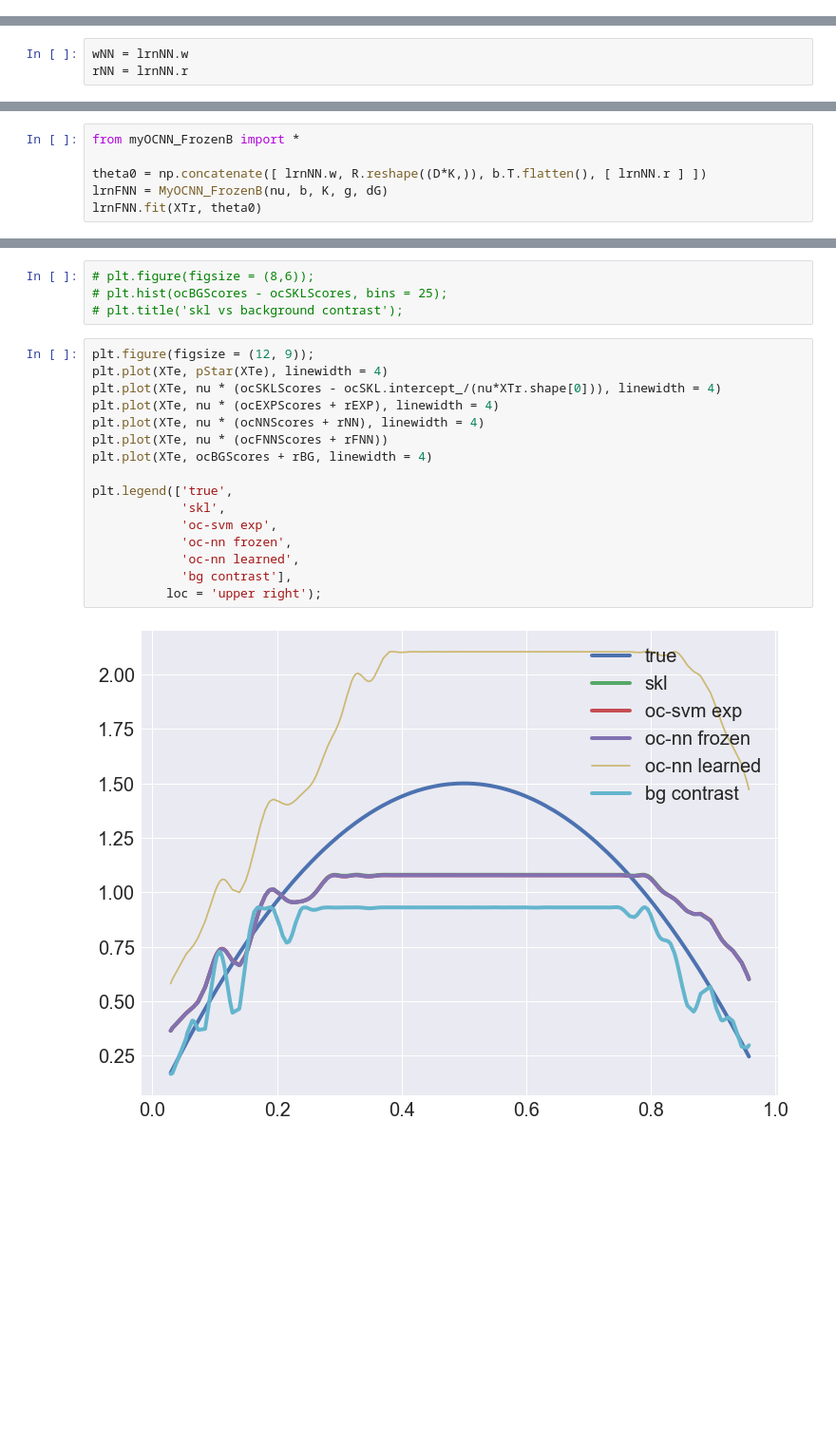
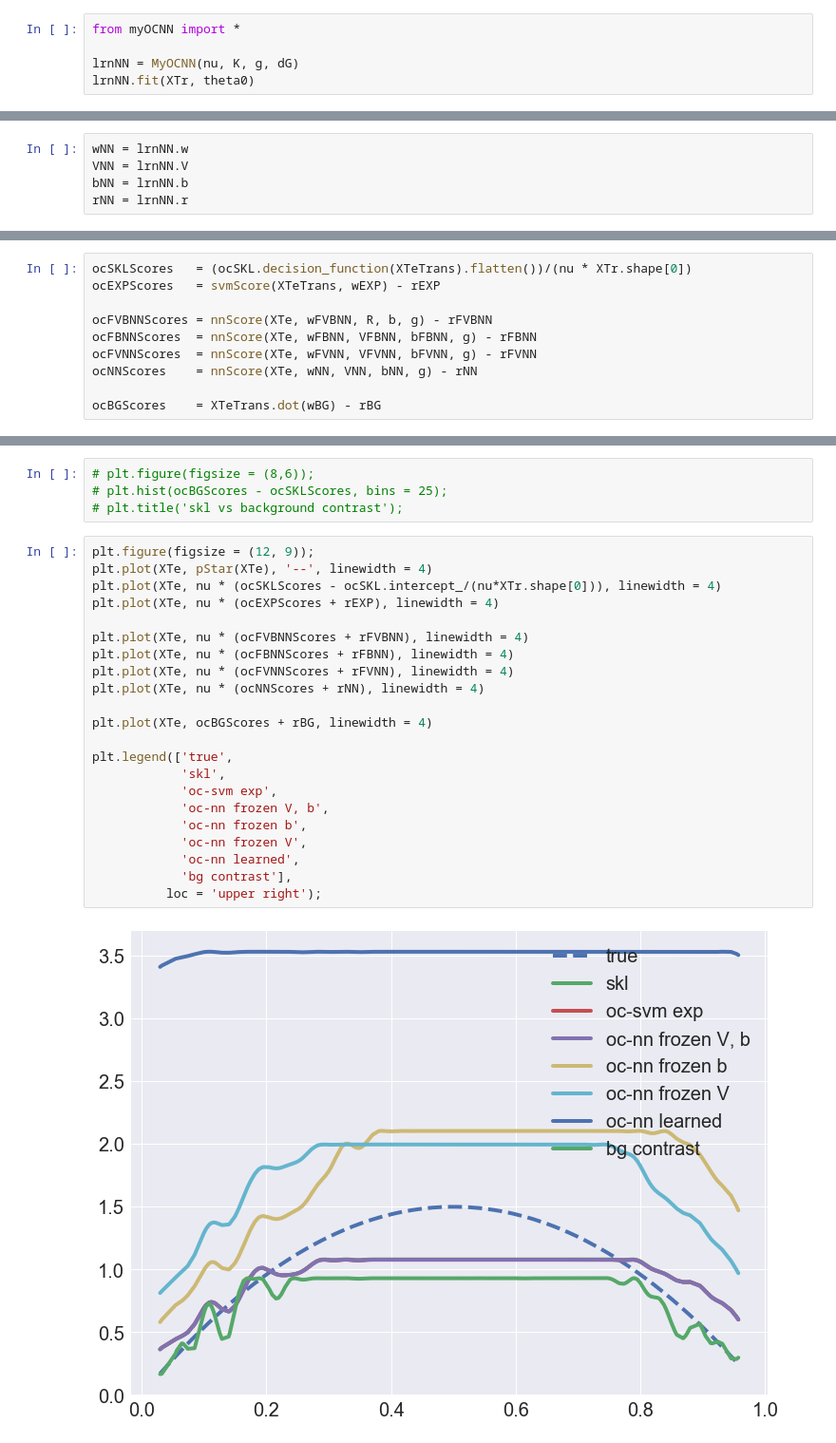
Before and after one commit to raghavchalapathy/sanity_beta_distribution, a Jupyter notebook: Explicit vs sklearn RBF comparison.ipynb, the cells around one changed output, grey strips where cells are left out. Shown at 95% size. Saved outputs shown, nothing was run; the diff lists cells and outputs as text; blank space fills up the shorter version.

```diff
--- a/Explicit vs sklearn RBF comparison.ipynb
+++ b/Explicit vs sklearn RBF comparison.ipynb
@@ -87,0 +120,5 @@ Gradient error: 1.7743679338510183e-07
+# %%
+from myOCNN import *
+
+lrnNN = MyOCNN(nu, K, g, dG)
+lrnNN.fit(XTr, theta0)
@@ -88,3 +128,5 @@ Gradient error: 1.7743679338510183e-07
 # %%
 wNN = lrnNN.w
+VNN = lrnNN.V
+bNN = lrnNN.b
 rNN = lrnNN.r
@@ -99,6 +132,0 @@ rNN = lrnNN.r
-# %%
-from myOCNN_FrozenB import *
-
-theta0 = np.concatenate([ lrnNN.w, R.reshape((D*K,)), b.T.flatten(), [ lrnNN.r ] ])
-lrnFNN = MyOCNN_FrozenB(nu, b, K, g, dG)
-lrnFNN.fit(XTr, theta0)
@@ -166,3 +172,13 @@ ocSKLScores = (ocSKL.decision_function(XTeTrans).flatten())/(nu * XTr.shape[0])
+# %%
+ocSKLScores   = (ocSKL.decision_function(XTeTrans).flatten())/(nu * XTr.shape[0])
+ocEXPScores   = svmScore(XTeTrans, wEXP) - rEXP
+
+ocFVBNNScores = nnScore(XTe, wFVBNN, R, b, g) - rFVBNN
+ocFBNNScores  = nnScore(XTe, wFBNN, VFBNN, bFBNN, g) - rFBNN
+ocFVNNScores  = nnScore(XTe, wFVNN, VFVNN, bFVNN, g) - rFVNN
+ocNNScores    = nnScore(XTe, wNN, VNN, bNN, g) - rNN
+
+ocBGScores    = XTeTrans.dot(wBG) - rBG
 # %%
 # plt.figure(figsize = (8,6));
 # plt.hist(ocEXPScores - ocSKLScores, bins = 25);
@@ -185,19 +201,25 @@ ocSKLScores = (ocSKL.decision_function(XTeTrans).flatten())/(nu * XTr.shape[0])
 # plt.title('skl vs background contrast');
 # %%
 plt.figure(figsize = (12, 9));
-plt.plot(XTe, pStar(XTe), linewidth = 4)
+plt.plot(XTe, pStar(XTe), '--', linewidth = 4)
 plt.plot(XTe, nu * (ocSKLScores - ocSKL.intercept_/(nu*XTr.shape[0])), linewidth = 4)
 plt.plot(XTe, nu * (ocEXPScores + rEXP), linewidth = 4)
+
+plt.plot(XTe, nu * (ocFVBNNScores + rFVBNN), linewidth = 4)
+plt.plot(XTe, nu * (ocFBNNScores + rFBNN), linewidth = 4)
+plt.plot(XTe, nu * (ocFVNNScores + rFVNN), linewidth = 4)
 plt.plot(XTe, nu * (ocNNScores + rNN), linewidth = 4)
-plt.plot(XTe, nu * (ocFNNScores + rFNN))
+
 plt.plot(XTe, ocBGScores + rBG, linewidth = 4)
 
 plt.legend(['true',
             'skl',
             'oc-svm exp',
-            'oc-nn frozen',
+            'oc-nn frozen V, b',
+            'oc-nn frozen b',
+            'oc-nn frozen V',
             'oc-nn learned',
             'bg contrast'],
           loc = 'upper right');
 # %% [output]
-[figure, old version]
+[figure, new version]
```
Also changed, not shown: parts of 18 cells of this notebook, 3 other files.
